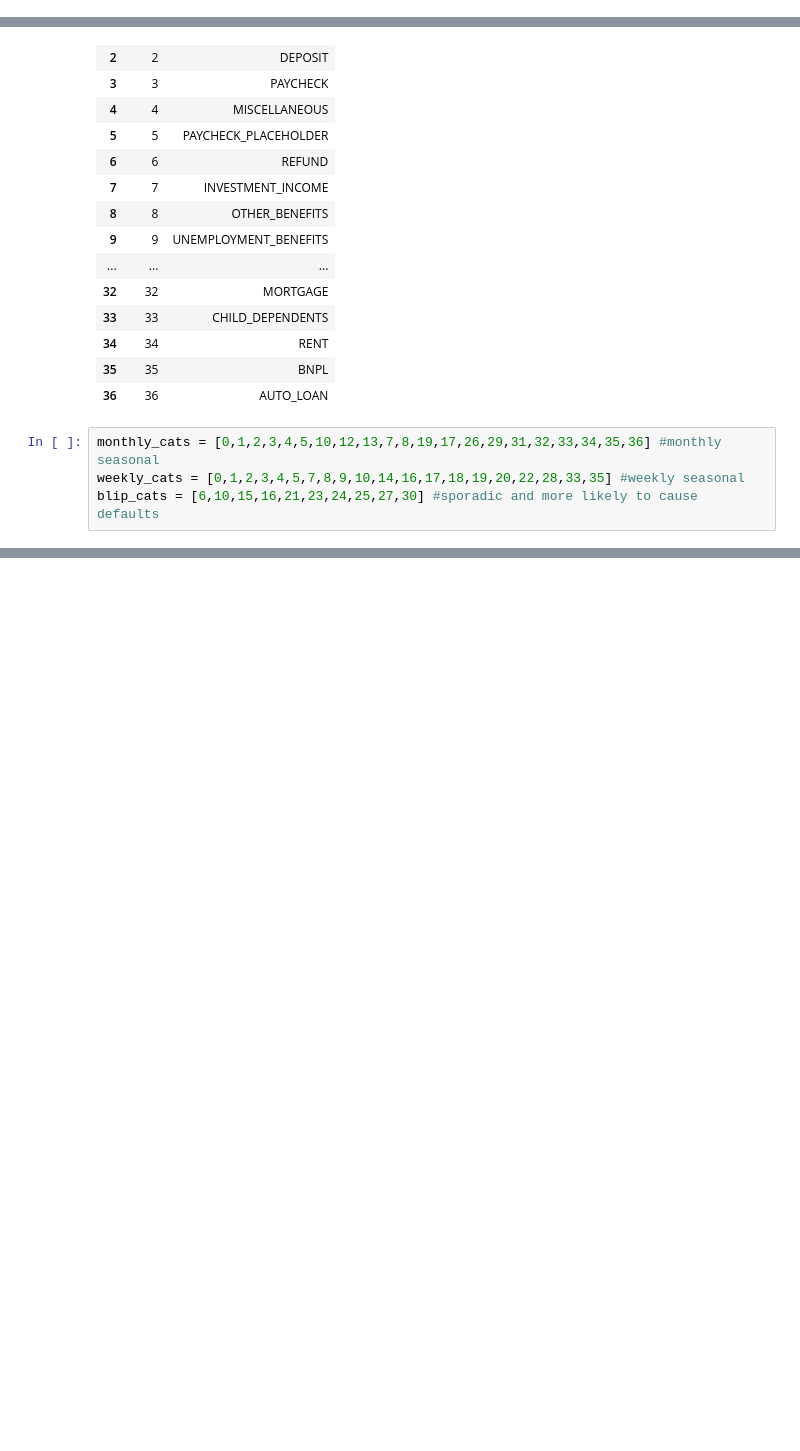
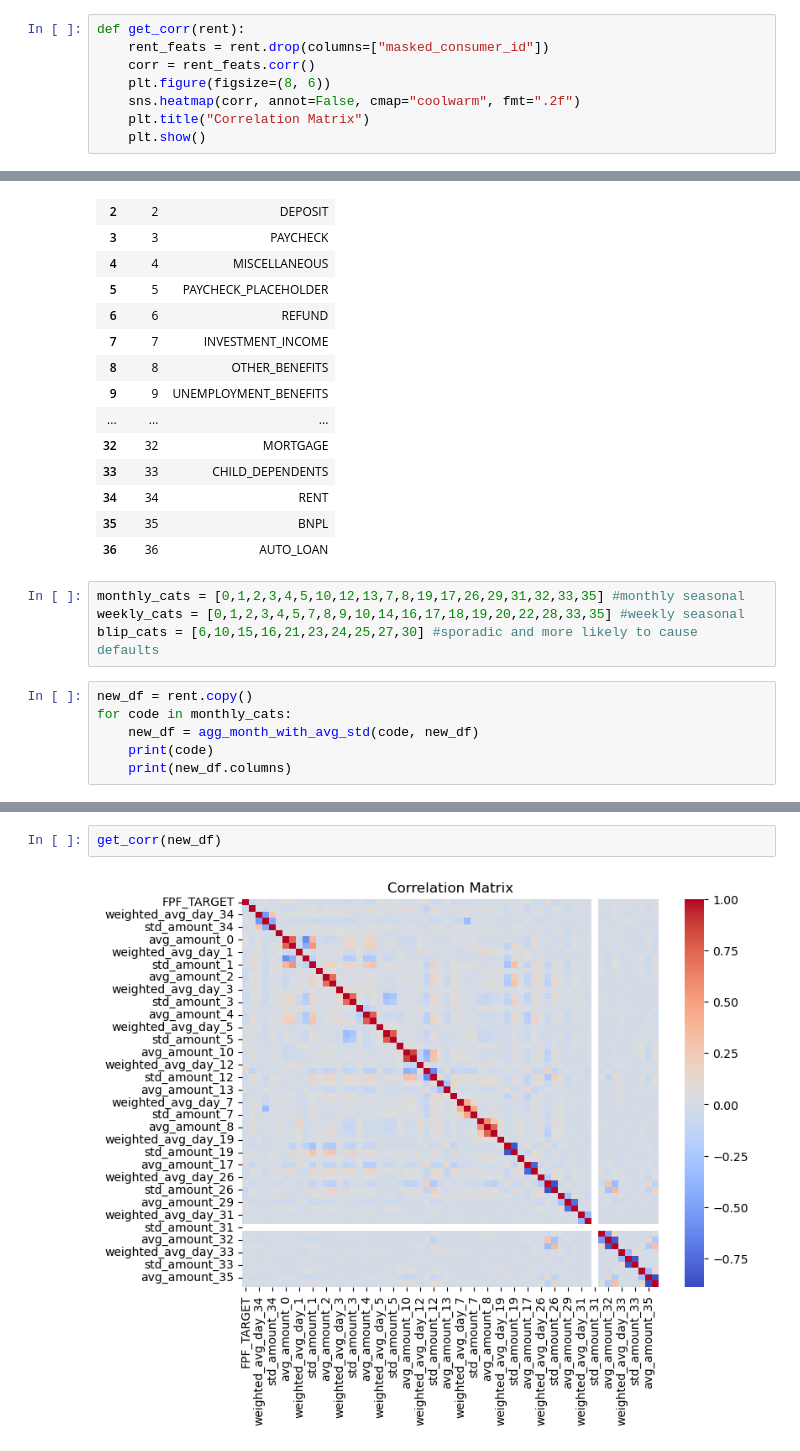
Before and after one commit to shsaha2024/mlc-sp25-car, a Jupyter notebook: baseline_shubham.ipynb, the cells around one changed output, grey strips where cells are left out. Saved outputs shown, nothing was run; the diff lists cells and outputs as text; blank space fills up the shorter version.

```diff
--- a/baseline_shubham.ipynb
+++ b/baseline_shubham.ipynb
@@ -253,3 +348,11 @@ rent
+# %%
+def get_corr(rent):
+    rent_feats = rent.drop(columns=["masked_consumer_id"])
+    corr = rent_feats.corr()
+    plt.figure(figsize=(8, 6))
+    sns.heatmap(corr, annot=False, cmap="coolwarm", fmt=".2f")
+    plt.title("Correlation Matrix")
+    plt.show()
 # %%
 # Merge aggregated rent data into the bigger DataFrame
 co2_consumers_with_rent = pd.merge(co2_consumers, rent,
@@ -661,6 +721,12 @@ trans_cats
 | 35 | 35 | BNPL |
 | 36 | 36 | AUTO_LOAN |
 # %%
-monthly_cats = [0,1,2,3,4,5,10,12,13,7,8,19,17,26,29,31,32,33,34,35,36] #monthly seasonal
+monthly_cats = [0,1,2,3,4,5,10,12,13,7,8,19,17,26,29,31,32,33,35] #monthly seasonal
 weekly_cats = [0,1,2,3,4,5,7,8,9,10,14,16,17,18,19,20,22,28,33,35] #weekly seasonal
 blip_cats = [6,10,15,16,21,23,24,25,27,30] #sporadic and more likely to cause defaults
+# %%
+new_df = rent.copy()
+for code in monthly_cats:
+    new_df = agg_month_with_avg_std(code, new_df)
+    print(code)
+    print(new_df.columns)
@@ -666,0 +767,4 @@ blip_cats = [6,10,15,16,21,23,24,25,27,30] #sporadic and more likely to cause de
+# %%
+get_corr(new_df)
+# %% [output]
+[figure, added]
```
Also changed, not shown: parts of 10 cells of this notebook.
